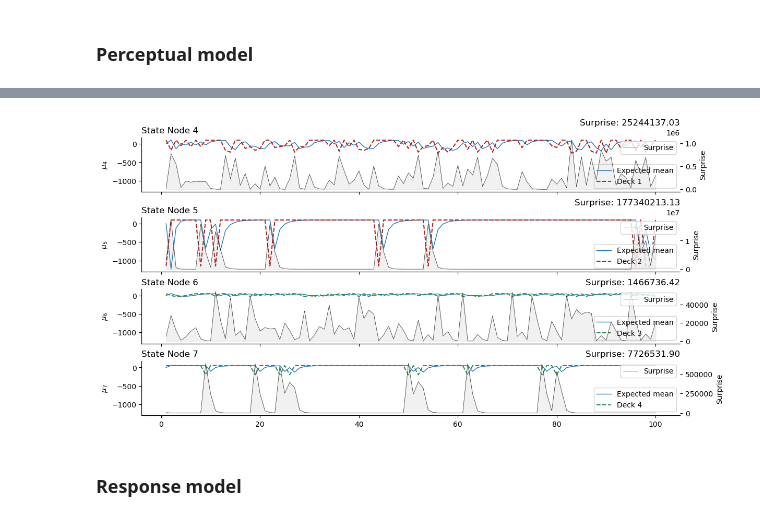
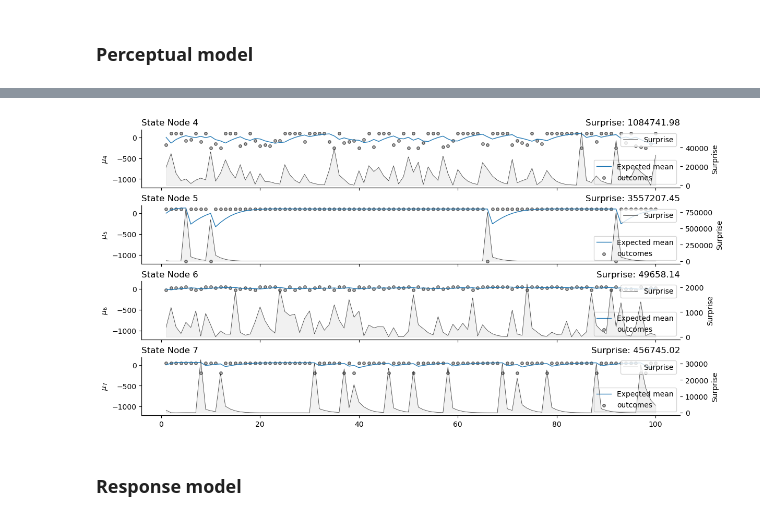
Before and after one commit to ilabcode/pyhgf, a Jupyter notebook: docs/source/notebooks/Example_4_Iowa_Gambling_Task_Short.ipynb, the cells around one changed output, grey strips where cells are left out. Drawn from its saved outputs; the diff is of its cells as text; code cells hidden in the pictures.

Commit message:
sampling tonic volatility and autoconnection strength at the same time - not working but almost there - we should try input precision instead of tonic volatility, or sampling autoconnection alone

```diff
--- a/docs/source/notebooks/Example_4_Iowa_Gambling_Task_Short.ipynb
+++ b/docs/source/notebooks/Example_4_Iowa_Gambling_Task_Short.ipynb
@@ -122,9 +122,9 @@ for i, u, label, color in zip(
     ["firebrick", "firebrick", "seagreen", "seagreen"],
 ):
     axs[i].scatter(
-        trials, u, label="outcomes", alpha=0.6, s=10, color="gray", edgecolor="k"
+        trials, u, label="outcomes", alpha=0.6, s=15, color="gray", edgecolor="k"
     )
-    axs[i].plot(trials, u, "--", color=color)
+    axs[i].plot(trials, u, "--", color=color, linewidth=1)
     axs[i].set_ylabel(label)
 sns.despine();
 # %% [output]
@@ -137,27 +137,28 @@ Now we build a model with 4 HGFs, one for each deck. Every HGF will have the sam
 ### Perceptual model
 # %%
 # autoconnection_strengths
-high, low = 0.3, 0.3
+autoconnection_strength = 0.7
 
 # Input nodes
 two_levels_continuous_hgf = HGF(model_type=None).add_nodes(
-    kind="continuous-input", n_nodes=4, input_precision=100.0
+    kind="continuous-input", n_nodes=4, input_precision=5.0
 )
 
 # Value parents with relevant autoconnection strength
-for child, strength in zip([0, 1, 2, 3], [high, low, high, low]):
+for child in range(4):
     two_levels_continuous_hgf.add_nodes(
         kind="continuous-state",
         value_children=child,
         tonic_volatility=-4.0,
         precision=5.0,
-        mean=0.3,
-        autoconnection_strength=strength,
+        mean=0.0,
+        autoconnection_strength=autoconnection_strength,
     )
 
 # Value parents to the value parents
 two_levels_continuous_hgf = (
-    two_levels_continuous_hgf.add_nodes(value_children=4, precision=1.0)
+    two_levels_continuous_hgf
+    .add_nodes(value_children=4, precision=1.0)
     .add_nodes(value_children=5, precision=1.0)
     .add_nodes(value_children=6, precision=1.0)
     .add_nodes(value_children=7, precision=1.0)
@@ -175,22 +176,24 @@ two_levels_continuous_hgf.input_data(input_data=u);
 # %%
 _, axs = plt.subplots(figsize=(12, 6), nrows=4, sharex=True, sharey=True)
 
 two_levels_continuous_hgf.plot_nodes(node_idxs=4, axs=axs[0])
 two_levels_continuous_hgf.plot_nodes(node_idxs=5, axs=axs[1])
 two_levels_continuous_hgf.plot_nodes(node_idxs=6, axs=axs[2])
 two_levels_continuous_hgf.plot_nodes(node_idxs=7, axs=axs[3])
 
 for i, p, label, color in zip(
     range(4),
     [decks[0], decks[1], decks[2], decks[3]],
     ["Deck 1", "Deck 2", "Deck 3", "Deck 4"],
     ["firebrick", "firebrick", "seagreen", "seagreen"],
 ):
-    axs[i].plot(trials, p, "--", label=label, color=color)
+    axs[i].scatter(
+        trials, p, label="outcomes", alpha=0.6, s=15, color="gray", edgecolor="k"
+    )
     axs[i].legend(loc="lower right")
 sns.despine();
 # %% [output]
-[figure, old version]
+[figure, new version]
 # %% [markdown]
 ### Response model
 # %% [markdown]
```
Also changed, not shown: parts of 12 cells of this notebook.
